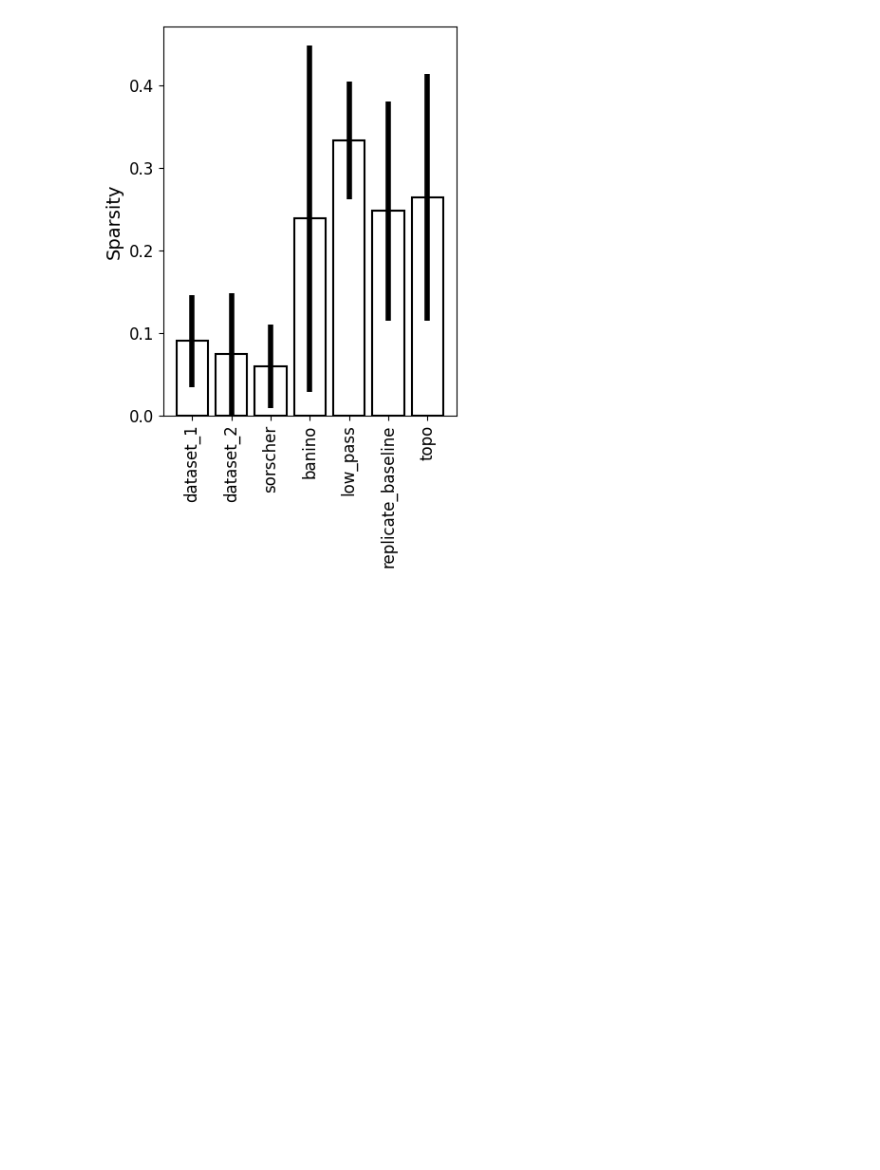
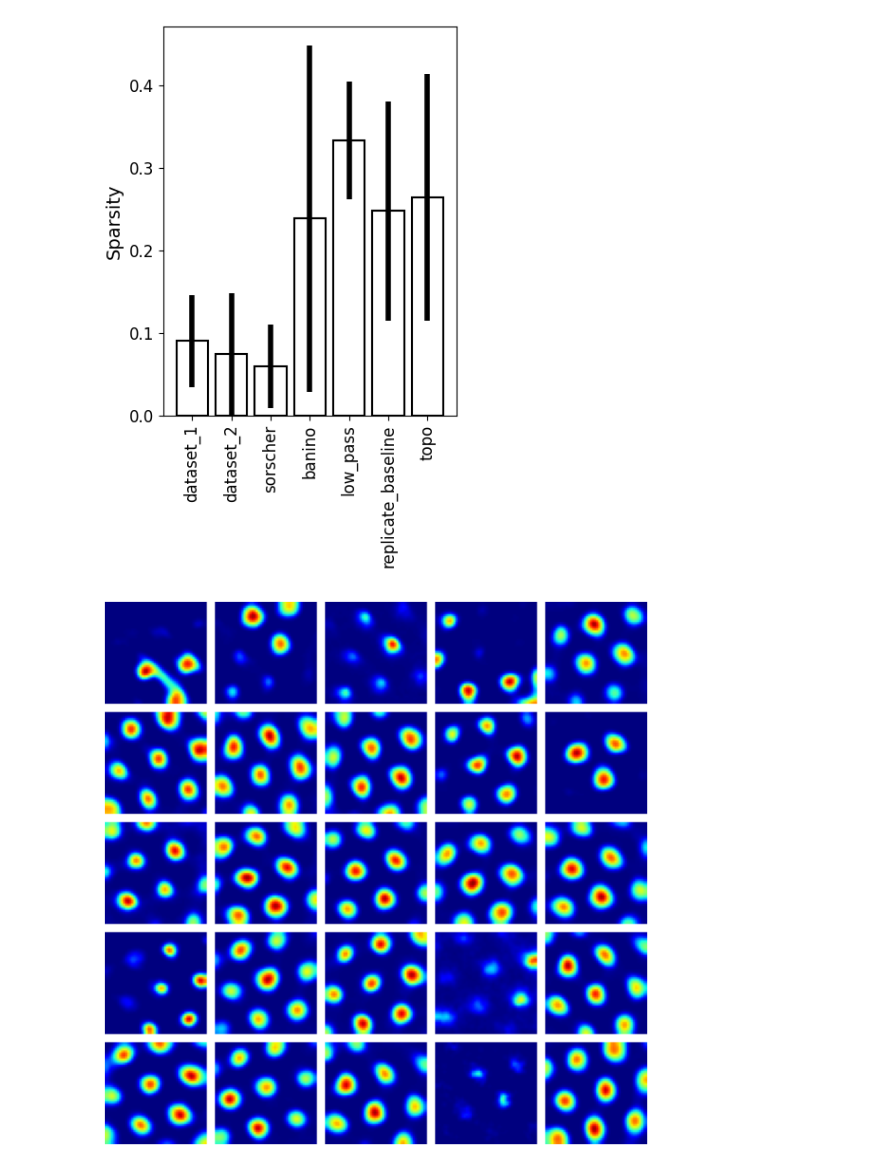
Before and after one commit to murtylab/grid-pattern-formation, a Jupyter notebook: notebooks/visuals.ipynb, the cells around one changed output. Cells and saved outputs as stored; diff of their text form; code cells hidden in the pictures; blank space fills up the shorter version.

```diff
--- a/notebooks/visuals.ipynb
+++ b/notebooks/visuals.ipynb
@@ -88,3 +98,59 @@ plt.tight_layout()
 plt.show()
 # %% [output]
 [figure]
+# %%
+import sys
+import os
+import numpy as np
+sys.path.insert(0, os.path.abspath(".."))
+
+from grid_pattern_formation.evals.core import build_eval_context
+from grid_pattern_formation.evals.core import compute_ratemaps
+from grid_pattern_formation.evals.analysis_core import compute_grid_scores, plot_ratemaps, run_trajectory_decoding
+
+baseline_ctx = build_eval_context(
+    checkpoint_path="../checkpoints/replicate_baseline_colab_orig_rmsprop_alive.pth",
+    config_path="../configs/replicate_baseline_colab_orig_rmsprop_alive.yaml",
+    results_root="../results/comparative",
+)
+topo_ctx = build_eval_context(
+    checkpoint_path="../checkpoints/cos_decay_hw4_final_model.pth",
+    config_path="../configs/topo_cos_decay_hw4.yaml",
+    results_root="../results/comparative",
+)
+
+res = 50
+n_avg = 100
+n_plot = 25
+
+activations, _rate_map, _g, _pos = compute_ratemaps(
+    model=baseline_ctx.model,
+    trajectory_generator=baseline_ctx.trajectory_generator,
+    options=baseline_ctx.options,
+    res=res,
+    n_avg=n_avg,
+    Ng=baseline_ctx.options.Ng,
+)
+scores = compute_grid_scores(baseline_ctx)
+score_60 = scores["score_60"]
+
+idxs = np.flip(np.argsort(score_60))
+ng = baseline_ctx.options.Ng
+
+outputs = {}
+
+plt.figure(figsize=(8, 8))
+rm_fig = plot_ratemaps(activations[idxs], n_plot, smooth=True, width=5)
+plt.imshow(rm_fig)
+plt.axis("off")
+
+plt.savefig(
+    "../results/comparative/top_grid_cells_baseline.pdf",
+    format="pdf",
+    bbox_inches="tight",
+    dpi=300,
+    transparent=True
+)
+plt.show()
+# %% [output]
+[figure, added]
```
Also changed, not shown: parts of 7 cells of this notebook.
